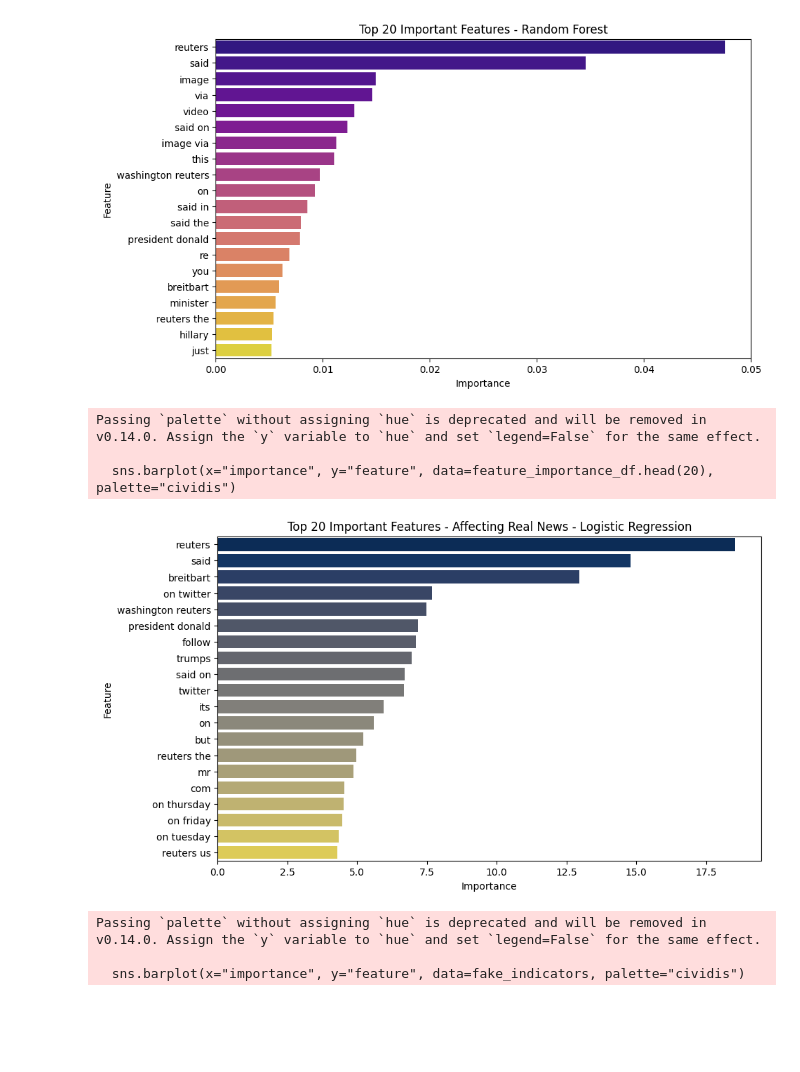
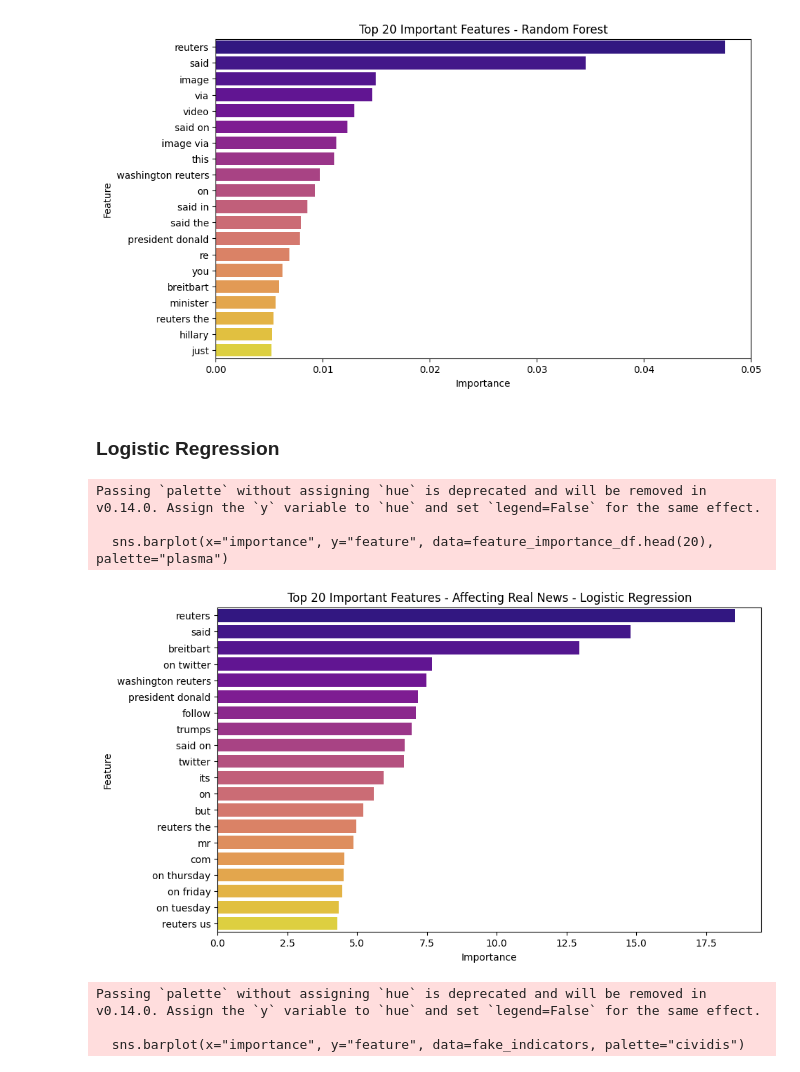
Before and after one commit to Susanta2025-lab/Fatocheck, a Jupyter notebook: notebooks/training_baseline.ipynb, the cells around one changed output. Cells and saved outputs as stored; diff of their text form; code cells hidden in the pictures; blank space fills up the shorter version.

```diff
--- a/notebooks/training_baseline.ipynb
+++ b/notebooks/training_baseline.ipynb
@@ -148,27 +204,29 @@ Passing `palette` without assigning `hue` is deprecated and will be removed in v
 
   sns.barplot(x="importance", y="feature", data=feature_importance_df.head(20), palette="plasma")
 [figure]
+# %% [markdown]
+### Logistic Regression
 # %%
 # feature importance from logistic regression
 feature_importances = lr_model.coef_[0]
 feature_names = vectorizer.get_feature_names_out()
 feature_importance_df = pd.DataFrame({
     "feature": feature_names,
     "importance": feature_importances
 }).sort_values(by="importance", ascending=False)
 
 # visualizing top 20 important features
 plt.figure(figsize=(10,6))
-sns.barplot(x="importance", y="feature", data=feature_importance_df.head(20), palette="cividis")
+sns.barplot(x="importance", y="feature", data=feature_importance_df.head(20), palette="plasma")
 plt.title("Top 20 Important Features - Affecting Real News - Logistic Regression")
 plt.xlabel("Importance")
 plt.ylabel("Feature")
 plt.show()
 # %% [output]
 Passing `palette` without assigning `hue` is deprecated and will be removed in v0.14.0. Assign the `y` variable to `hue` and set `legend=False` for the same effect.
 
-  sns.barplot(x="importance", y="feature", data=feature_importance_df.head(20), palette="cividis")
+  sns.barplot(x="importance", y="feature", data=feature_importance_df.head(20), palette="plasma")
-[figure, old version]
+[figure, new version]
 # %%
 # To specifically find features that indicate Fake News (Class 0):
 fake_indicators = feature_importance_df.sort_values(by="importance", ascending=True).head(20)
```
Also changed, not shown: parts of 9 cells of this notebook.
